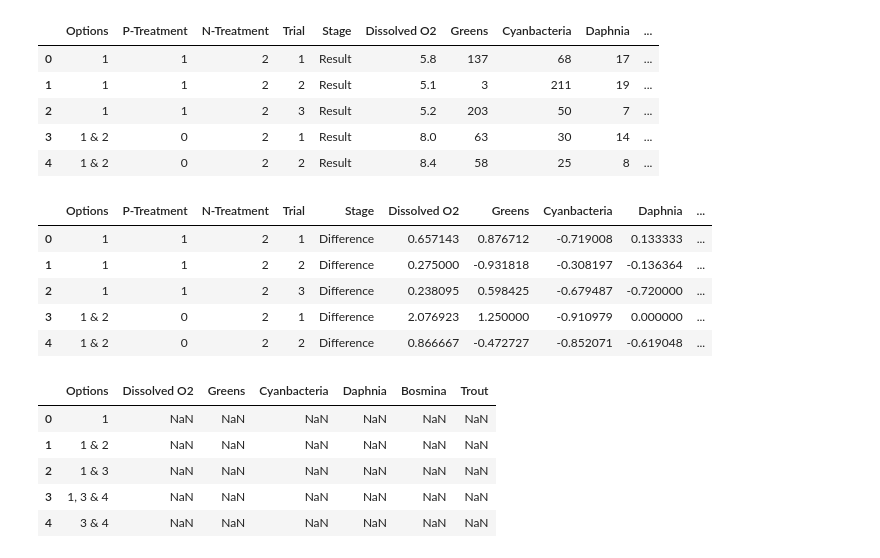
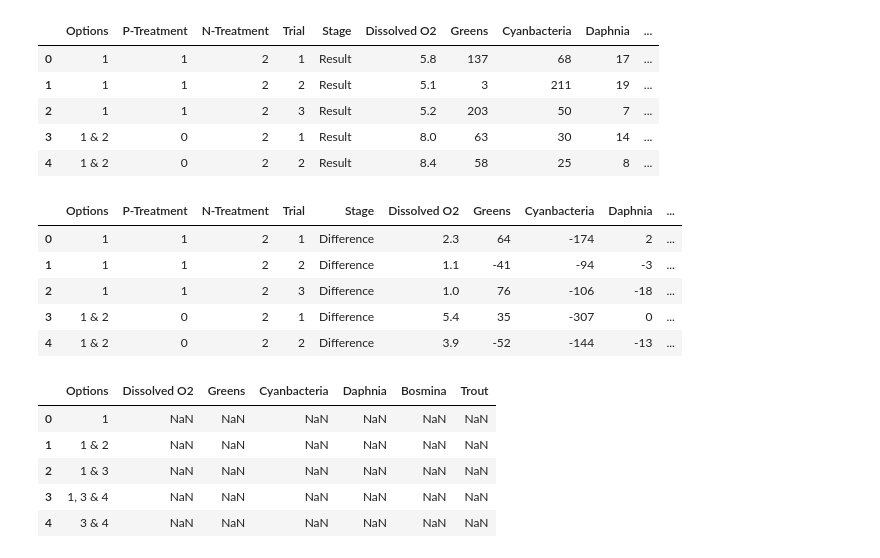
Before and after one commit to jtloong/simbio-lake-model, a Jupyter notebook: analysis/analysis.ipynb, the cells around one changed output. Drawn from its saved outputs; the diff is of its cells as text; code cells hidden in the pictures.

```diff
--- a/analysis/analysis.ipynb
+++ b/analysis/analysis.ipynb
@@ -32,33 +32,33 @@ result_data.head()
 # %%
 difference_data = pd.DataFrame(columns=list(data))
 difference_data['Options'] = result_data['Options']
 difference_data['P-Treatment'] = result_data['P-Treatment']
 difference_data['N-Treatment'] = result_data['N-Treatment']
 difference_data['Trial'] = result_data['Trial']
 difference_data['Stage'] = 'Difference'
 
-# difference_data['Dissolved O2'] = result_data['Dissolved O2'] - initial_data['Dissolved O2']
-# difference_data['Greens'] = result_data['Greens'] - initial_data['Greens']
-# difference_data['Cyanbacteria'] = result_data['Cyanbacteria'] - initial_data['Cyanbacteria']
-# difference_data['Daphnia'] = result_data['Daphnia'] - initial_data['Daphnia']
-# difference_data['Bosmina'] = result_data['Bosmina'] - initial_data['Bosmina']
-# difference_data['Trout'] = result_data['Trout'] - initial_data['Trout']
+difference_data['Dissolved O2'] = result_data['Dissolved O2'] - initial_data['Dissolved O2']
+difference_data['Greens'] = result_data['Greens'] - initial_data['Greens']
+difference_data['Cyanbacteria'] = result_data['Cyanbacteria'] - initial_data['Cyanbacteria']
+difference_data['Daphnia'] = result_data['Daphnia'] - initial_data['Daphnia']
+difference_data['Bosmina'] = result_data['Bosmina'] - initial_data['Bosmina']
+difference_data['Trout'] = result_data['Trout'] - initial_data['Trout']
 
-difference_data['Dissolved O2'] = (result_data['Dissolved O2'] - initial_data['Dissolved O2']) / initial_data['Dissolved O2']
-difference_data['Greens'] = (result_data['Greens'] - initial_data['Greens']) / initial_data['Greens']
-difference_data['Cyanbacteria'] = (result_data['Cyanbacteria'] - initial_data['Cyanbacteria']) / initial_data['Cyanbacteria']
-difference_data['Daphnia'] = (result_data['Daphnia'] - initial_data['Daphnia']) / initial_data['Daphnia']
-difference_data['Bosmina'] = (result_data['Bosmina'] - initial_data['Bosmina']) / initial_data['Bosmina']
-difference_data['Trout'] = (result_data['Trout'] - initial_data['Trout']) / initial_data['Trout']
+# difference_data['Dissolved O2'] = (result_data['Dissolved O2'] - initial_data['Dissolved O2']) / initial_data['Dissolved O2']
+# difference_data['Greens'] = (result_data['Greens'] - initial_data['Greens']) / initial_data['Greens']
+# difference_data['Cyanbacteria'] = (result_data['Cyanbacteria'] - initial_data['Cyanbacteria']) / initial_data['Cyanbacteria']
+# difference_data['Daphnia'] = (result_data['Daphnia'] - initial_data['Daphnia']) / initial_data['Daphnia']
+# difference_data['Bosmina'] = (result_data['Bosmina'] - initial_data['Bosmina']) / initial_data['Bosmina']
+# difference_data['Trout'] = (result_data['Trout'] - initial_data['Trout']) / initial_data['Trout']
 
 difference_data.head()
 # %% [output]
 |  | Options | P-Treatment | N-Treatment | Trial | Stage | Dissolved O2 | Greens | Cyanbacteria | Daphnia | ... |
-| 0 | 1 | 1 | 2 | 1 | Difference | 0.657143 | 0.876712 | -0.719008 | 0.133333 | ... |
-| 1 | 1 | 1 | 2 | 2 | Difference | 0.275000 | -0.931818 | -0.308197 | -0.136364 | ... |
-| 2 | 1 | 1 | 2 | 3 | Difference | 0.238095 | 0.598425 | -0.679487 | -0.720000 | ... |
-| 3 | 1 & 2 | 0 | 2 | 1 | Difference | 2.076923 | 1.250000 | -0.910979 | 0.000000 | ... |
-| 4 | 1 & 2 | 0 | 2 | 2 | Difference | 0.866667 | -0.472727 | -0.852071 | -0.619048 | ... |
+| 0 | 1 | 1 | 2 | 1 | Difference | 2.3 | 64 | -174 | 2 | ... |
+| 1 | 1 | 1 | 2 | 2 | Difference | 1.1 | -41 | -94 | -3 | ... |
+| 2 | 1 | 1 | 2 | 3 | Difference | 1.0 | 76 | -106 | -18 | ... |
+| 3 | 1 & 2 | 0 | 2 | 1 | Difference | 5.4 | 35 | -307 | 0 | ... |
+| 4 | 1 & 2 | 0 | 2 | 2 | Difference | 3.9 | -52 | -144 | -13 | ... |
 # %%
 mean_data = pd.DataFrame(columns=list(data))
 mean_data = mean_data.drop(['P-Treatment', 'N-Treatment', 'Stage', 'Trial'], axis=1)
```
Also changed, not shown: parts of 2 cells of this notebook.
